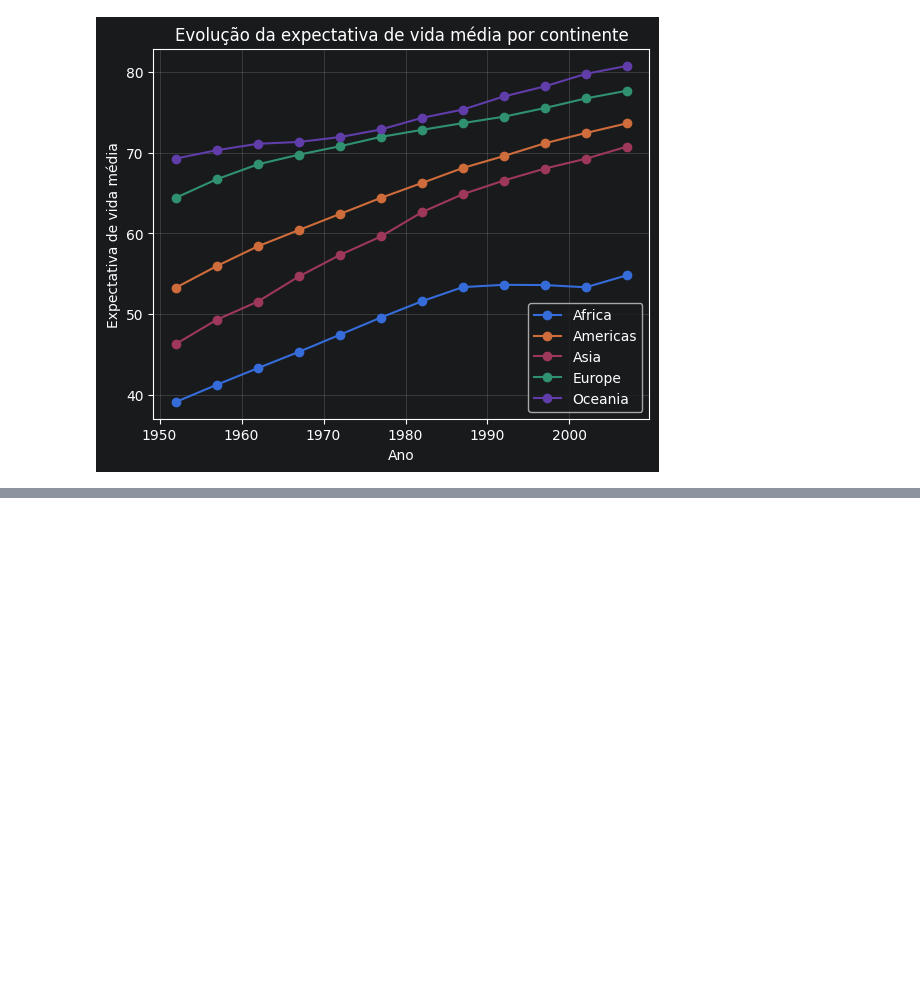
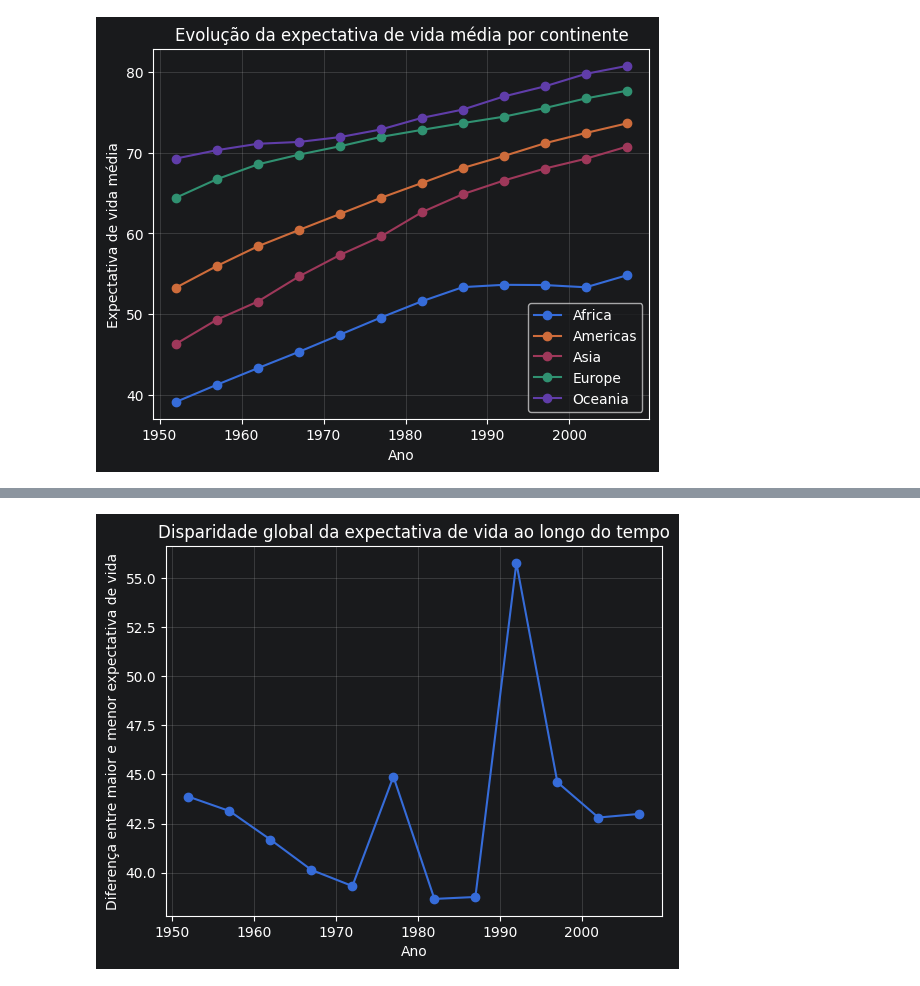
Before and after one commit to RodrigoEmygdio/TRABALHO_PYTHON_CIENCIAS_DADOS, a Jupyter notebook: notebook/Aanlise_Desenvolivmento_Humano.ipynb, the cells around one changed output, grey strips where cells are left out. Saved outputs shown, nothing was run; the diff lists cells and outputs as text; code cells hidden in the pictures; blank space fills up the shorter version.

```diff
--- a/notebook/Aanlise_Desenvolivmento_Humano.ipynb
+++ b/notebook/Aanlise_Desenvolivmento_Humano.ipynb
@@ -525,0 +653,4 @@ plt.show()
+# %%
+disparidade_ano = df.groupby('year')['lifeExp'].agg(["min", "mean", "median", "max"]).reset_index()
+disparidade_ano["amplitude"] = disparidade_ano["max"] - disparidade_ano["min"]
+disparidade_ano
@@ -525,0 +671,9 @@ plt.show()
+# %%
+plt.plot(disparidade_ano["year"], disparidade_ano["amplitude"],marker='o')
+plt.title("Disparidade global da expectativa de vida ao longo do tempo")
+plt.xlabel("Ano")
+plt.ylabel("Diferença entre maior e menor expectativa de vida")
+plt.grid(True, alpha=0.3)
+plt.show()
+# %% [output]
+[figure, added]
```
Also changed, not shown: parts of 35 cells of this notebook, 2 other files.
